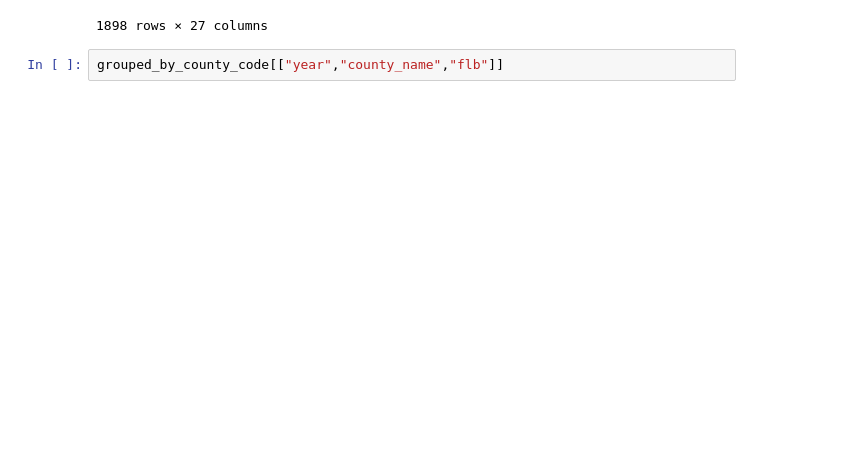
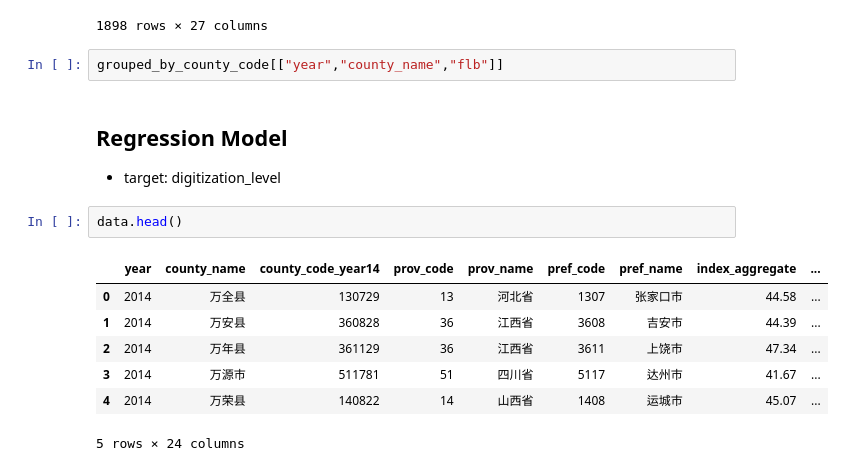
Before and after one commit to MariamAmmar/China_Fintech_Project, a Jupyter notebook: China_Fintech_Project/China_Fintech.ipynb, the cells around one changed output. Cells and saved outputs as stored; diff of their text form; blank space fills up the shorter version.

Commit message:
add model

```diff
--- a/China_Fintech_Project/China_Fintech.ipynb
+++ b/China_Fintech_Project/China_Fintech.ipynb
@@ -284,3 +294,16 @@ See the caveats in the documentation: http://pandas.pydata.org/pandas-docs/stabl
 1898 rows × 27 columns
 # %%
 grouped_by_county_code[["year","county_name","flb"]]
+# %% [markdown]
+## Regression Model
+- target: digitization_level
+# %%
+data.head()
+# %% [output]
+|  | year | county_name | county_code_year14 | prov_code | prov_name | pref_code | pref_name | index_aggregate | ... |
+| 0 | 2014 | 万全县 | 130729 | 13 | 河北省 | 1307 | 张家口市 | 44.58 | ... |
+| 1 | 2014 | 万安县 | 360828 | 36 | 江西省 | 3608 | 吉安市 | 44.39 | ... |
+| 2 | 2014 | 万年县 | 361129 | 36 | 江西省 | 3611 | 上饶市 | 47.34 | ... |
+| 3 | 2014 | 万源市 | 511781 | 51 | 四川省 | 5117 | 达州市 | 41.67 | ... |
+| 4 | 2014 | 万荣县 | 140822 | 14 | 山西省 | 1408 | 运城市 | 45.07 | ... |
+5 rows × 24 columns
```
Also changed, not shown: parts of 28 cells of this notebook.
